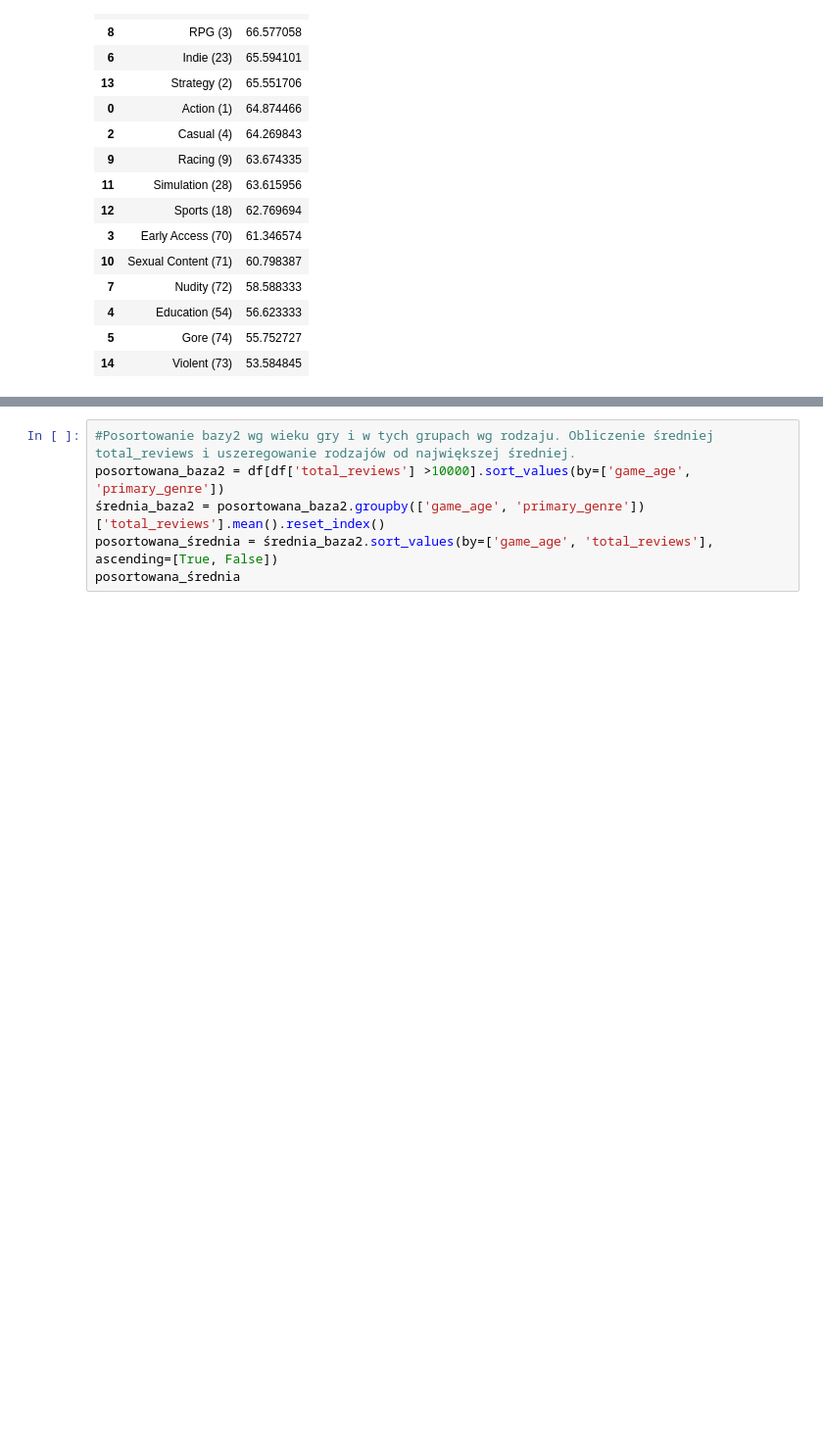
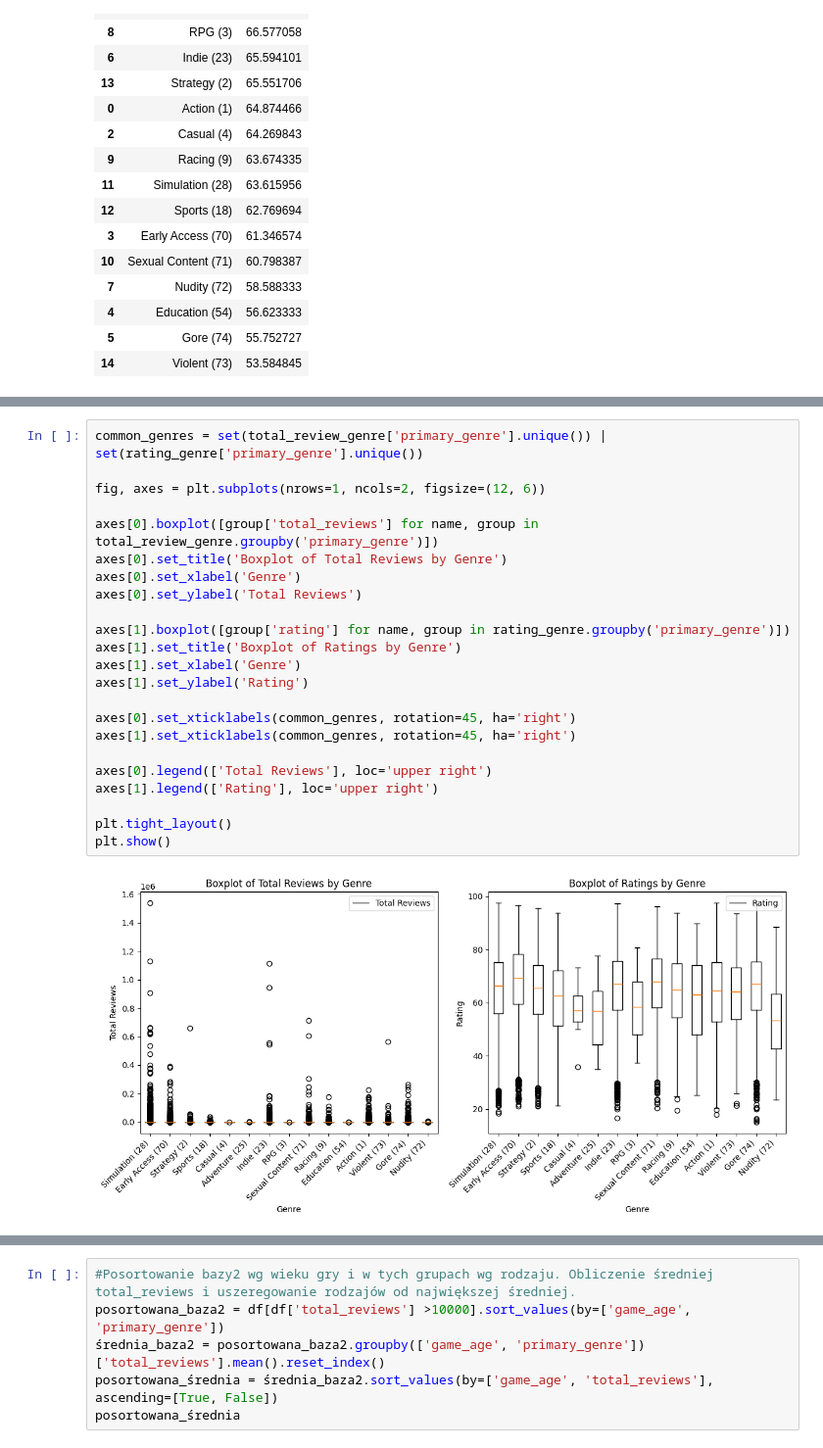
Before and after one commit to infoshareacademy/jdszr14-Data_Geeks, a Jupyter notebook: Projekt_Python/src/projekt_python_game.ipynb, the cells around one changed output, grey strips where cells are left out. Shown: that part at 98% size. Saved outputs shown, nothing was run; the diff lists cells and outputs as text; blank space fills up the shorter version.

```diff
--- a/Projekt_Python/src/projekt_python_game.ipynb
+++ b/Projekt_Python/src/projekt_python_game.ipynb
@@ -229,0 +253,25 @@ srednia_ocena_wg_rodzaju.sort_values('rating',ascending=False)
+# %%
+common_genres = set(total_review_genre['primary_genre'].unique()) | set(rating_genre['primary_genre'].unique())
+
+fig, axes = plt.subplots(nrows=1, ncols=2, figsize=(12, 6))
+
+axes[0].boxplot([group['total_reviews'] for name, group in total_review_genre.groupby('primary_genre')])
+axes[0].set_title('Boxplot of Total Reviews by Genre')
+axes[0].set_xlabel('Genre')
+axes[0].set_ylabel('Total Reviews')
+
+axes[1].boxplot([group['rating'] for name, group in rating_genre.groupby('primary_genre')])
+axes[1].set_title('Boxplot of Ratings by Genre')
+axes[1].set_xlabel('Genre')
+axes[1].set_ylabel('Rating')
+
+axes[0].set_xticklabels(common_genres, rotation=45, ha='right')
+axes[1].set_xticklabels(common_genres, rotation=45, ha='right')
+
+axes[0].legend(['Total Reviews'], loc='upper right')
+axes[1].legend(['Rating'], loc='upper right')
+
+plt.tight_layout()
+plt.show()
+# %% [output]
+[figure, added]
```
Also changed, not shown: parts of 6 cells of this notebook.
